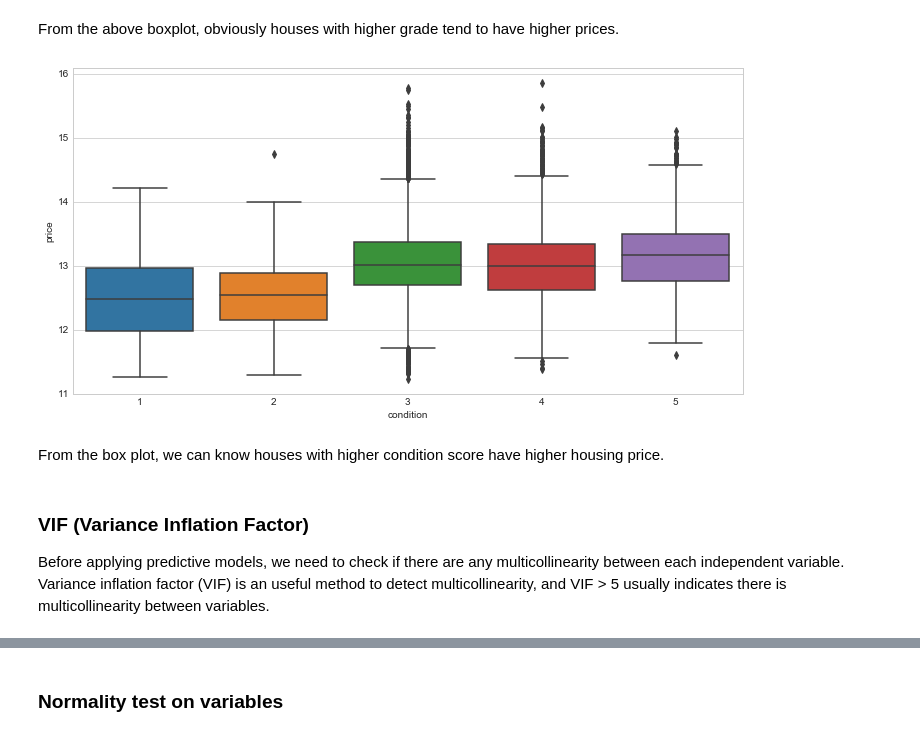
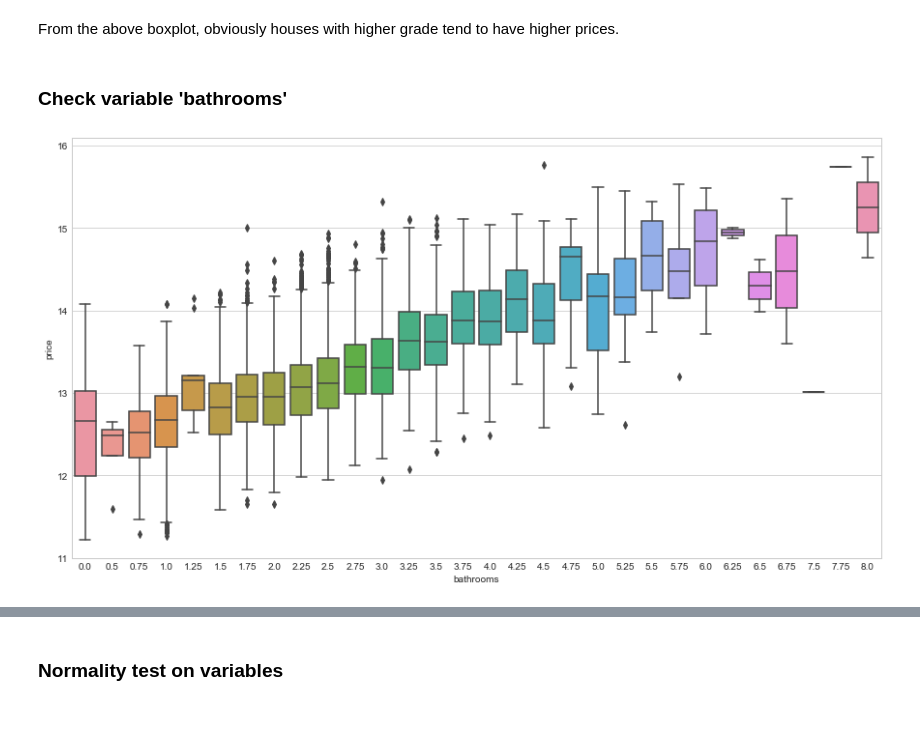
Before and after one commit to lianneYL/DataScience, a Jupyter notebook: Capstone_Project1/My_Project_Notebook.ipynb, the cells around one changed output, grey strips where cells are left out. Saved outputs shown, nothing was run; the diff lists cells and outputs as text; code cells hidden in the pictures.

```diff
--- a/Capstone_Project1/My_Project_Notebook.ipynb
+++ b/Capstone_Project1/My_Project_Notebook.ipynb
@@ -307,4 +283,0 @@ sqftDF.head(10)
-# %%
-#Drop variable 'sqft_living' from df dataframe
-df = df.drop(['sqft_living'], axis = 1)
-df.head()
@@ -345,15 +314,12 @@ plt.show()
 [figure]
 # %% [markdown]
 From the above boxplot, obviously houses with higher grade tend to have higher prices.
+# %% [markdown]
+### Check variable 'bathrooms'
 # %%
-#Box plot- condition & price
-fig = plt.figure(figsize = (12, 6))
-sns.boxplot(x = df.condition, y = np.log(df.price))
+#Box plot- bathrooms & price
+fig = plt.figure(figsize = (15, 8))
+sns.boxplot(x = df.bathrooms, y = np.log(df.price))
 plt.show()
 # %% [output]
-[figure, old version]
+[figure, new version]
-# %% [markdown]
-From the box plot, we can know houses with higher condition score have higher housing price.
-# %% [markdown]
-### VIF (Variance Inflation Factor)
-Before applying predictive models, we need to check if there are any multicollinearity between each independent variable. Variance inflation factor (VIF) is an useful method to detect multicollinearity, and VIF > 5 usually indicates there is multicollinearity between variables.
```
Also changed, not shown: parts of 44 cells of this notebook.
